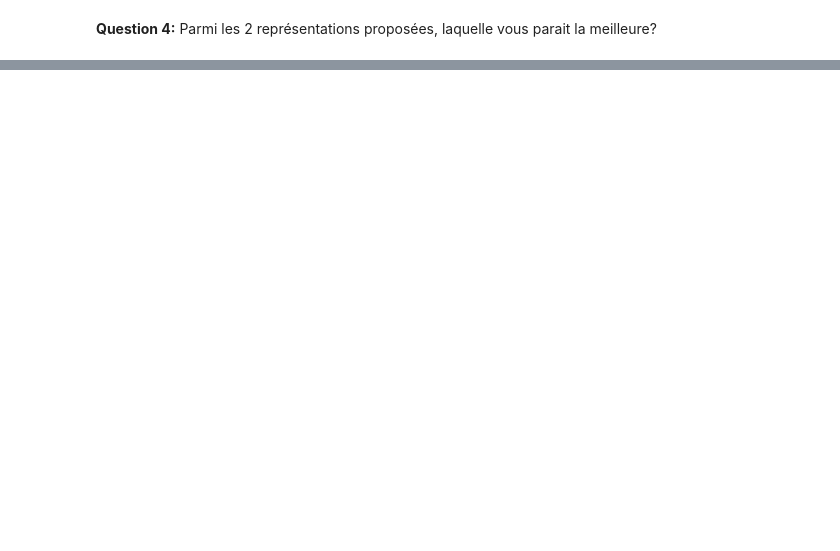
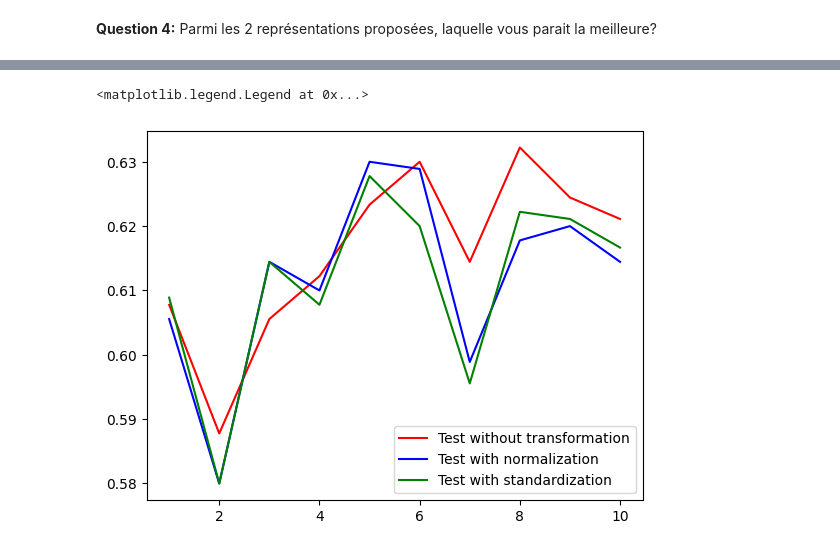
Before and after one commit to Tsukoyachi/CS-Semester-5-6, a Jupyter notebook: TD/S6/Données Numériques/TD4/TPclassifSons.ipynb, the cells around one changed output, grey strips where cells are left out. Saved outputs shown, nothing was run; the diff lists cells and outputs as text; code cells hidden in the pictures; blank space fills up the shorter version.

```diff
--- a/TD/S6/Données Numériques/TD4/TPclassifSons.ipynb
+++ b/TD/S6/Données Numériques/TD4/TPclassifSons.ipynb
@@ -200,0 +246,36 @@ ValueError: zero-size array to reduction operation maximum which has no identity
+# %%
+#Partie 1 : Comparaison des résultats précédents avec le résolutat après standardisation
+
+abscisse = np.linspace(1,10,10)
+res_without_transformation = np.zeros(10)
+res_with_normalization = np.zeros(10)
+res_with_standardization = np.zeros(10)
+
+n = Xtrain.shape[0]
+mu = np.mean(Xtrain,axis=0)
+sigma = np.sqrt(np.sum((Xtrain-mu)*(Xtrain-mu),axis=0)/n)
+mad = np.sum(np.abs(Xtrain - mu),axis=0)/n
+
+Xtest_without_transformation = Xtest
+Xtest_with_normalization = (Xtest - mu)/sigma
+Xtest_with_standardization = (Xtest - mu)/mad
+
+Xtrain_without_transformation = Xtrain
+Xtrain_with_normalization = (Xtrain - mu)/sigma
+Xtrain_without_standardization = (Xtrain - mu)/mad
+
+for y in range(1,11) :
+    predTest = [voteKnn(Xtest_without_transformation,yTest,y,i) for i in Xtrain_without_transformation]
+    res_without_transformation[y-1] = accuracy(predTest,yTest)
+    predTest = [voteKnn(Xtest_with_normalization,yTest,y,i) for i in Xtrain_with_normalization]
+    res_with_normalization[y-1] = accuracy(predTest,yTest)
+    predTest = [voteKnn(Xtest_with_standardization,yTest,y,i) for i in Xtrain_without_standardization]
+    res_with_standardization[y-1] = accuracy(predTest,yTest)
+
+plt.plot(abscisse,res_without_transformation,color='red')
+plt.plot(abscisse,res_with_normalization,color='blue')
+plt.plot(abscisse,res_with_standardization,color='green')
+plt.legend(["Test without transformation","Test with normalization", "Test with standardization"], loc ="lower right")
+# %% [output]
+<matplotlib.legend.Legend at 0x...>
+[figure, added]
```
Also changed, not shown: parts of 7 cells of this notebook, 28 other files.
